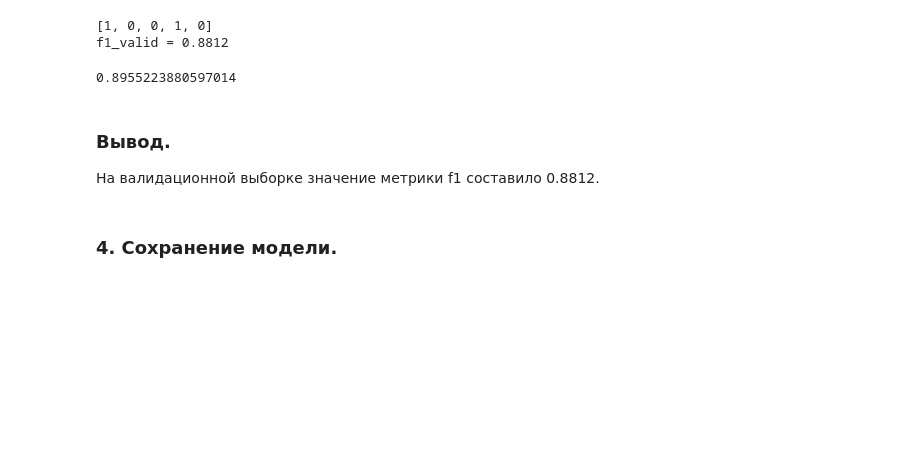
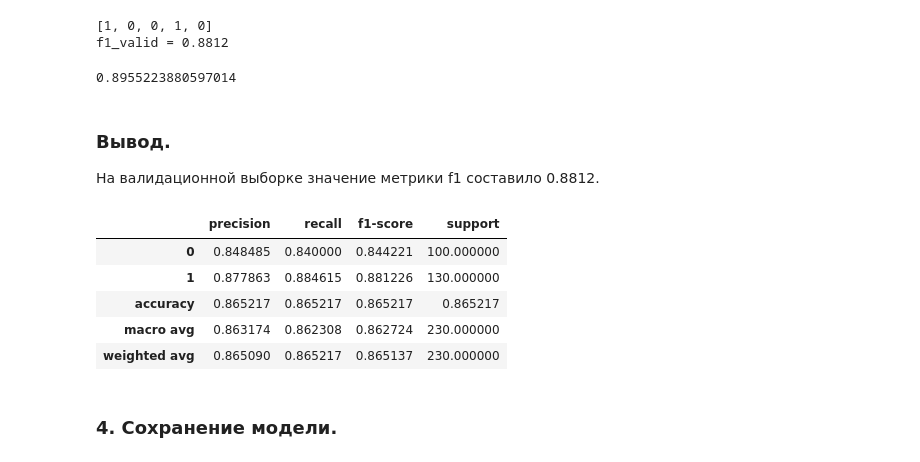
Before and after one commit to dmitrySkachan/heart_disease_clf, a Jupyter notebook: room_2.ipynb, the cells around one changed output. Cells and saved outputs as stored; diff of their text form; code cells hidden in the pictures; blank space fills up the shorter version.

```diff
--- a/room_2.ipynb
+++ b/room_2.ipynb
@@ -467,5 +468,14 @@ f1_score(p, y_valid)
 # %% [markdown]
 ### Вывод.
 На валидационной выборке значение метрики f1 составило 0.8812.
+# %%
+pd.DataFrame(classification_report(y_valid, pred_valid, output_dict=True)).transpose()
+# %% [output]
+|  | precision | recall | f1-score | support |
+| 0 | 0.848485 | 0.840000 | 0.844221 | 100.000000 |
+| 1 | 0.877863 | 0.884615 | 0.881226 | 130.000000 |
+| accuracy | 0.865217 | 0.865217 | 0.865217 | 0.865217 |
+| macro avg | 0.863174 | 0.862308 | 0.862724 | 230.000000 |
+| weighted avg | 0.865090 | 0.865217 | 0.865137 | 230.000000 |
 # %% [markdown]
 ### 4. Сохранение модели.
```
Also changed, not shown: parts of 1 cell of this notebook.
